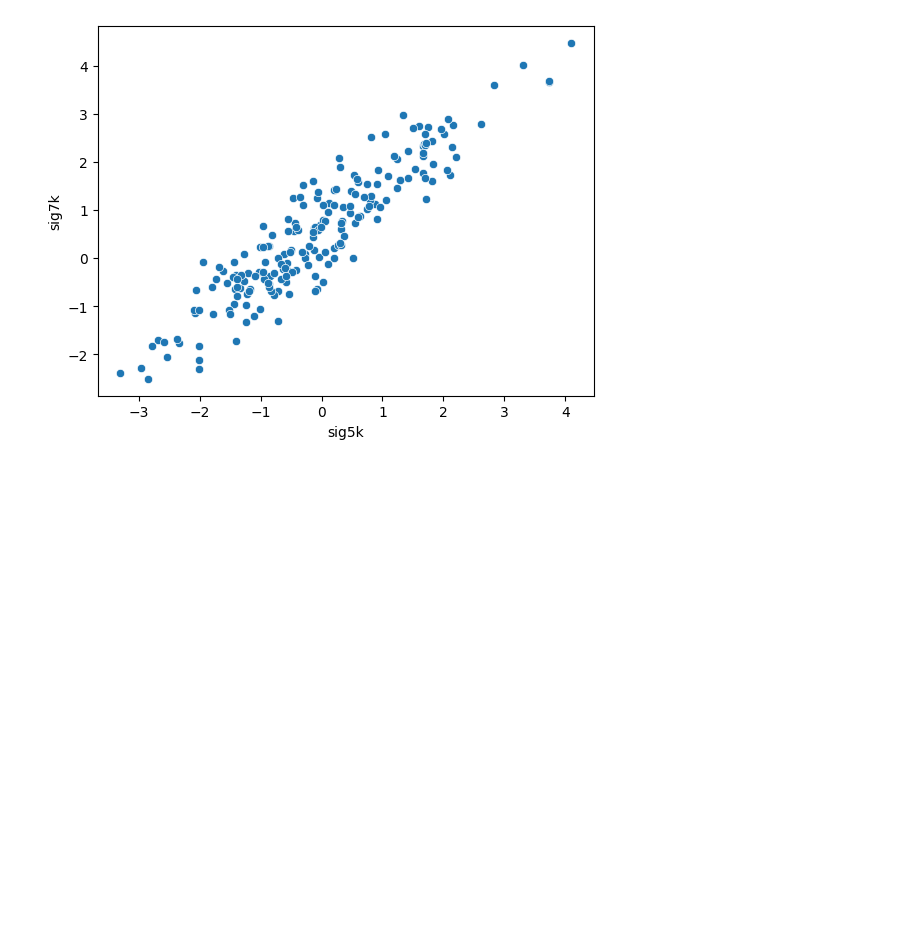
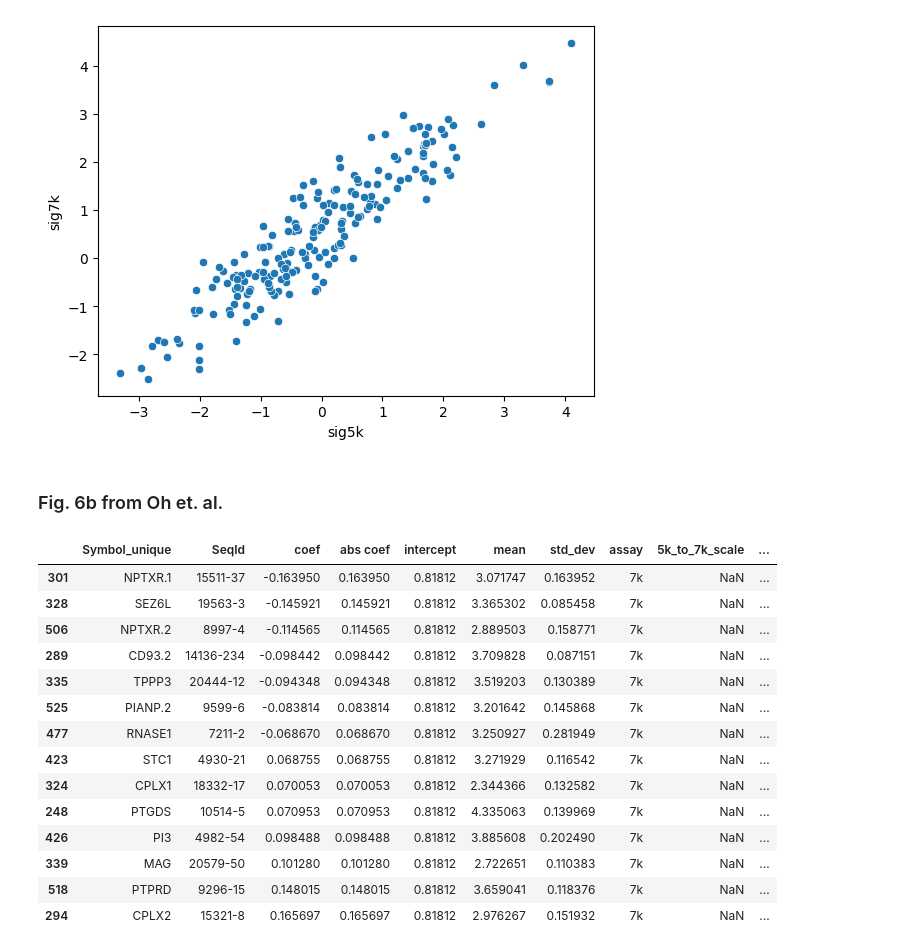
Before and after one commit to hamiltonoh/synapsesignature, a Jupyter notebook: docs/Tutorial.ipynb, the cells around one changed output. Cells and saved outputs as stored; diff of their text form; code cells hidden in the pictures; blank space fills up the shorter version.

```diff
--- a/docs/Tutorial.ipynb
+++ b/docs/Tutorial.ipynb
@@ -263,3 +273,26 @@ sns.scatterplot(data=res, x='sig5k', y='sig7k')
 plt.show()
 # %% [output]
 [figure]
+# %% [markdown]
+### Fig. 6b from Oh et. al.
+# %%
+#plot top protein weights
+toplot = weightsdf_7k.sort_values("coef")
+toplot = pd.concat([toplot.head(7), toplot.tail(7)])
+toplot
+# %% [output]
+|  | Symbol_unique | SeqId | coef | abs coef | intercept | mean | std_dev | assay | 5k_to_7k_scale | ... |
+| 301 | NPTXR.1 | 15511-37 | -0.163950 | 0.163950 | 0.81812 | 3.071747 | 0.163952 | 7k | NaN | ... |
+| 328 | SEZ6L | 19563-3 | -0.145921 | 0.145921 | 0.81812 | 3.365302 | 0.085458 | 7k | NaN | ... |
+| 506 | NPTXR.2 | 8997-4 | -0.114565 | 0.114565 | 0.81812 | 2.889503 | 0.158771 | 7k | NaN | ... |
+| 289 | CD93.2 | 14136-234 | -0.098442 | 0.098442 | 0.81812 | 3.709828 | 0.087151 | 7k | NaN | ... |
+| 335 | TPPP3 | 20444-12 | -0.094348 | 0.094348 | 0.81812 | 3.519203 | 0.130389 | 7k | NaN | ... |
+| 525 | PIANP.2 | 9599-6 | -0.083814 | 0.083814 | 0.81812 | 3.201642 | 0.145868 | 7k | NaN | ... |
+| 477 | RNASE1 | 7211-2 | -0.068670 | 0.068670 | 0.81812 | 3.250927 | 0.281949 | 7k | NaN | ... |
+| 423 | STC1 | 4930-21 | 0.068755 | 0.068755 | 0.81812 | 3.271929 | 0.116542 | 7k | NaN | ... |
+| 324 | CPLX1 | 18332-17 | 0.070053 | 0.070053 | 0.81812 | 2.344366 | 0.132582 | 7k | NaN | ... |
+| 248 | PTGDS | 10514-5 | 0.070953 | 0.070953 | 0.81812 | 4.335063 | 0.139969 | 7k | NaN | ... |
+| 426 | PI3 | 4982-54 | 0.098488 | 0.098488 | 0.81812 | 3.885608 | 0.202490 | 7k | NaN | ... |
+| 339 | MAG | 20579-50 | 0.101280 | 0.101280 | 0.81812 | 2.722651 | 0.110383 | 7k | NaN | ... |
+| 518 | PTPRD | 9296-15 | 0.148015 | 0.148015 | 0.81812 | 3.659041 | 0.118376 | 7k | NaN | ... |
+| 294 | CPLX2 | 15321-8 | 0.165697 | 0.165697 | 0.81812 | 2.976267 | 0.151932 | 7k | NaN | ... |
```
Also changed, not shown: parts of 12 cells of this notebook, 20 other files.
